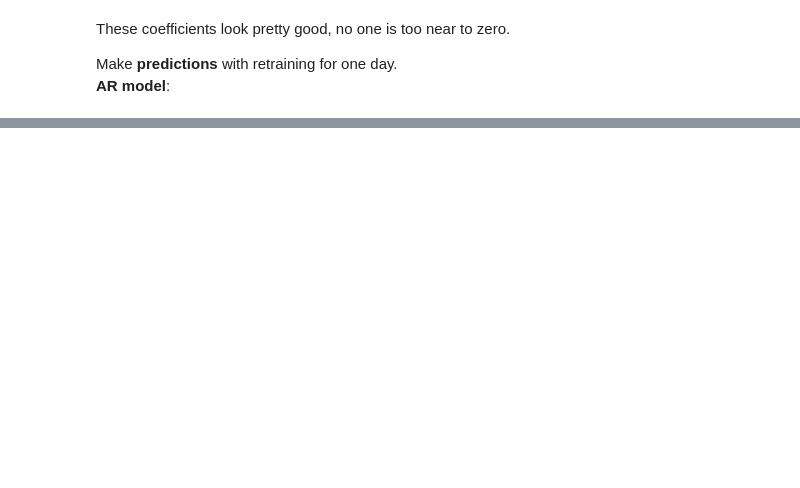
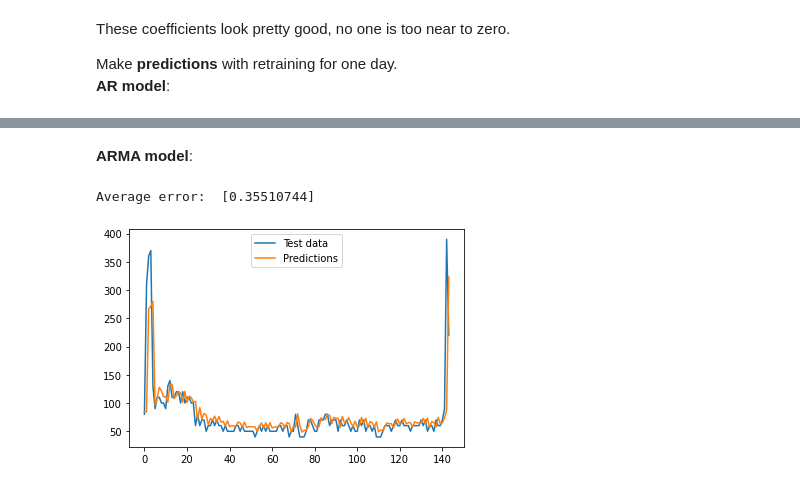
Before and after one commit to AlexPasqua/ISPR-midterms, a Jupyter notebook: midterm1/notebook_version.ipynb, the cells around one changed output, grey strips where cells are left out. Cells and saved outputs as stored; diff of their text form; code cells hidden in the pictures; blank space fills up the shorter version.

```diff
--- a/midterm1/notebook_version.ipynb
+++ b/midterm1/notebook_version.ipynb
@@ -115,0 +141,23 @@ Average error:  [0.38560878]
+# %% [markdown]
+**ARMA model**:
+# %%
+_, tr_data, ts_data = read_data()
+err = 0
+predictions = []
+for i in tqdm(range(24*6)):
+    predictions.append(res_arma.forecast(steps=1))
+    curr_err = abs(predictions[-1] - ts_data[i])
+    err += curr_err
+    tr_data = np.concatenate((tr_data, [ts_data[i]]))
+    arma = ARIMA(endog=tr_data, order=(arma_ar_order, 0, arma_ma_order))
+    res_arma = arma.fit()
+
+err /= len(ts_data)
+print("Average error: ", err)
+plt.plot(ts_data[:24*6], label="Test data")
+plt.plot(predictions, label="Predictions")
+plt.legend()
+plt.show()
+# %% [output]
+Average error:  [0.35510744]
+[figure, added]
```
Also changed, not shown: parts of 5 cells of this notebook, 1 other file.
